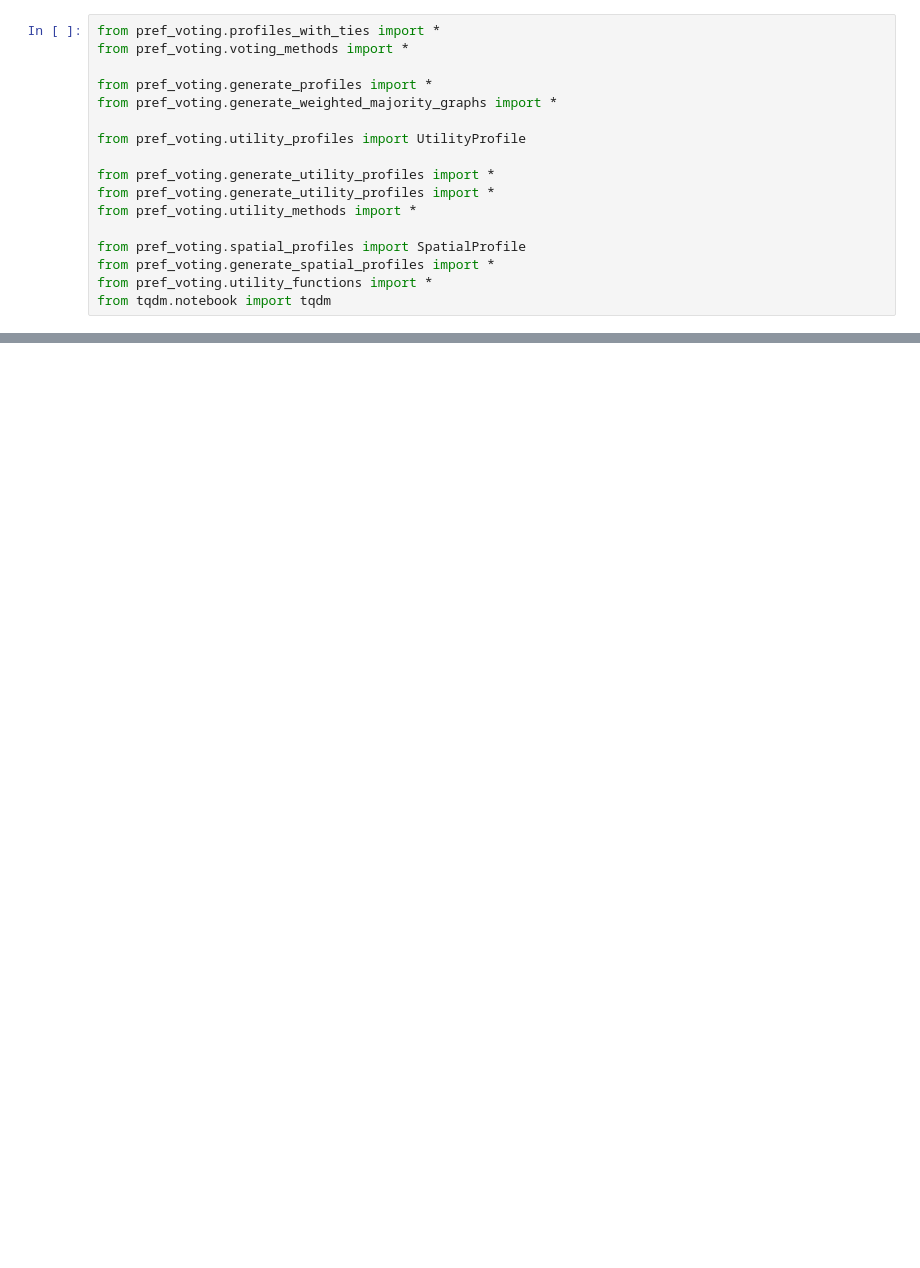
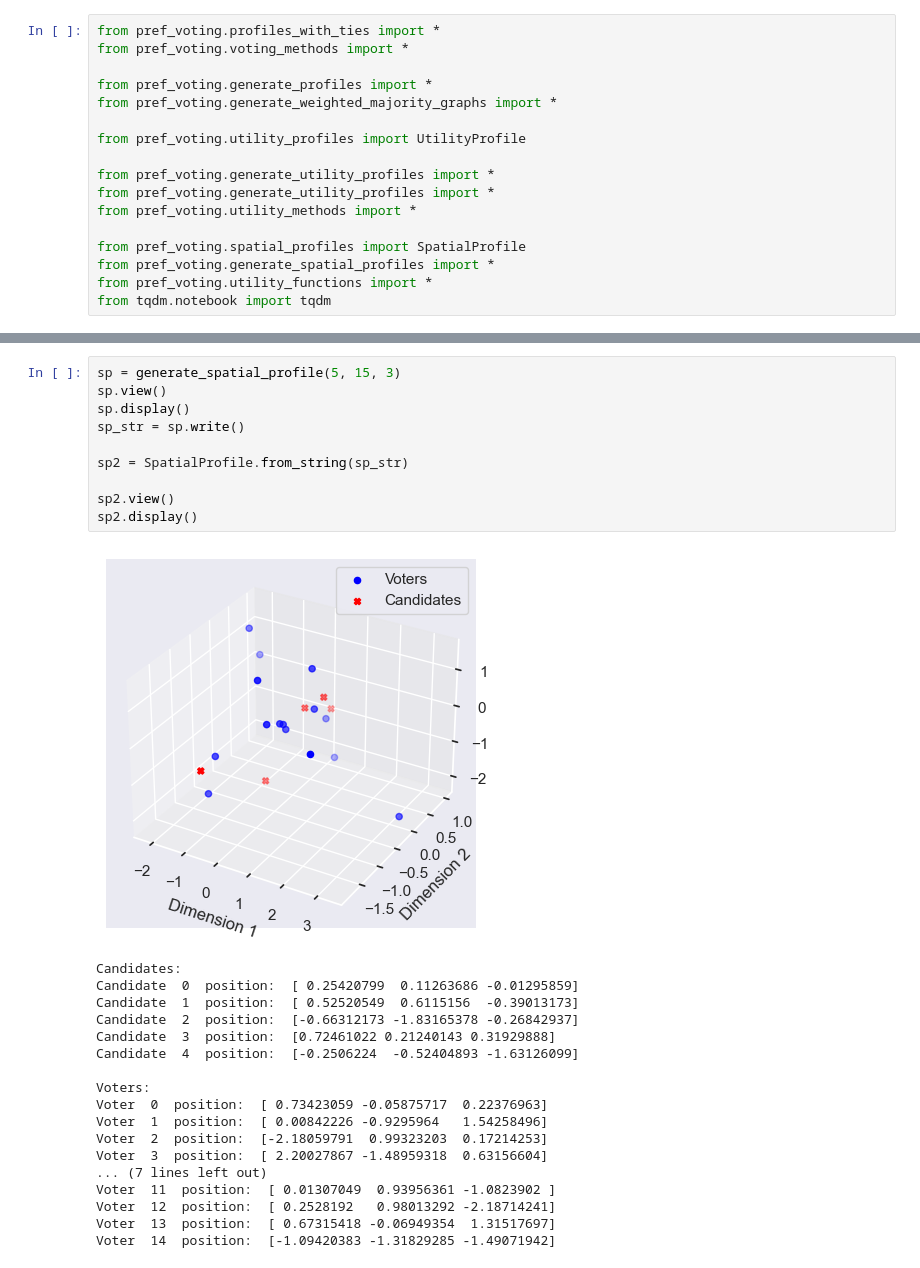
Before and after one commit to voting-tools/pref_voting, a Jupyter notebook: test.ipynb, the cells around one changed output, grey strips where cells are left out. Drawn from its saved outputs; the diff is of its cells as text; blank space fills up the shorter version.

```diff
--- a/test.ipynb
+++ b/test.ipynb
@@ -478,0 +24,29 @@ print(borda_for_profile_with_ties(prof, borda_scores=non_domination_borda_scores
+# %%
+sp = generate_spatial_profile(5, 15, 3)
+sp.view()
+sp.display()
+sp_str = sp.write()
+
+sp2 = SpatialProfile.from_string(sp_str)
+
+sp2.view()
+sp2.display()
+# %% [output]
+[figure, added]
+Candidates:
+Candidate  0  position:  [ 0.25420799  0.11263686 -0.01295859]
+Candidate  1  position:  [ 0.52520549  0.6115156  -0.39013173]
+Candidate  2  position:  [-0.66312173 -1.83165378 -0.26842937]
+Candidate  3  position:  [0.72461022 0.21240143 0.31929888]
+Candidate  4  position:  [-0.2506224  -0.52404893 -1.63126099]
+
+Voters:
+Voter  0  position:  [ 0.73423059 -0.05875717  0.22376963]
+Voter  1  position:  [ 0.00842226 -0.9295964   1.54258496]
+Voter  2  position:  [-2.18059791  0.99323203  0.17214253]
+Voter  3  position:  [ 2.20027867 -1.48959318  0.63156604]
+... (7 lines left out)
+Voter  11  position:  [ 0.01307049  0.93956361 -1.0823902 ]
+Voter  12  position:  [ 0.2528192   0.98013292 -2.18714241]
+Voter  13  position:  [ 0.67315418 -0.06949354  1.31517697]
+Voter  14  position:  [-1.09420383 -1.31829285 -1.49071942]
```
Also changed, not shown: parts of 43 cells of this notebook, 2 other files.
